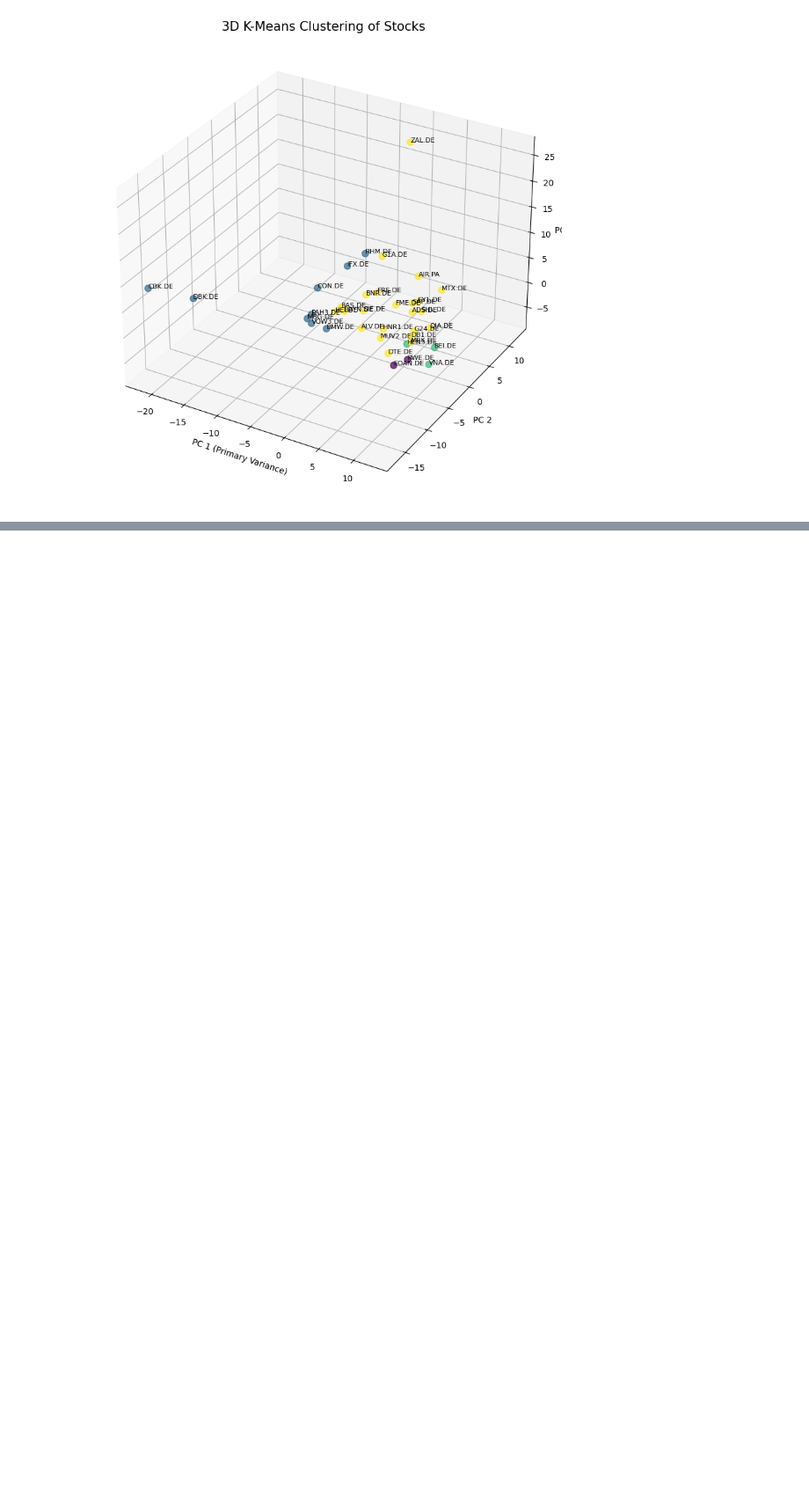
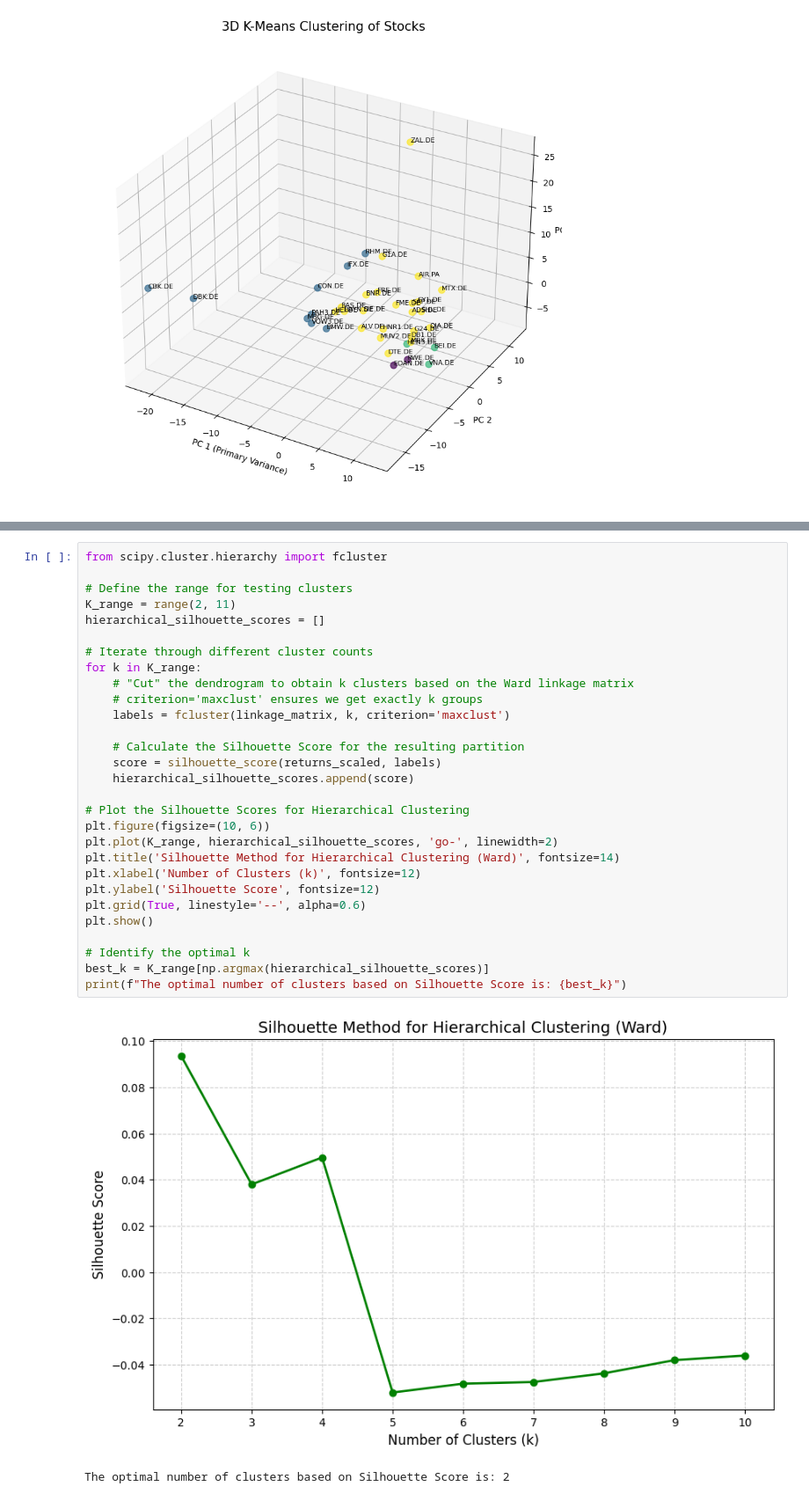
Before and after one commit to firrm/DAI, a Jupyter notebook: exercises_solution/04_unsupervised_learning_students version.ipynb, the cells around one changed output, grey strips where cells are left out. Shown at 88% size. Drawn from its saved outputs; the diff is of its cells as text; blank space fills up the shorter version.

```diff
--- a/exercises_solution/04_unsupervised_learning_students version.ipynb
+++ b/exercises_solution/04_unsupervised_learning_students version.ipynb
@@ -729,3 +729,35 @@ plt.show()
+# %%
+from scipy.cluster.hierarchy import fcluster
+
+# Define the range for testing clusters
+K_range = range(2, 11)
+hierarchical_silhouette_scores = []
+
+# Iterate through different cluster counts
+for k in K_range:
+    # "Cut" the dendrogram to obtain k clusters based on the Ward linkage matrix
+    # criterion='maxclust' ensures we get exactly k groups
+    labels = fcluster(linkage_matrix, k, criterion='maxclust')
+
+    # Calculate the Silhouette Score for the resulting partition
+    score = silhouette_score(returns_scaled, labels)
+    hierarchical_silhouette_scores.append(score)
+
+# Plot the Silhouette Scores for Hierarchical Clustering
+plt.figure(figsize=(10, 6))
+plt.plot(K_range, hierarchical_silhouette_scores, 'go-', linewidth=2)
+plt.title('Silhouette Method for Hierarchical Clustering (Ward)', fontsize=14)
+plt.xlabel('Number of Clusters (k)', fontsize=12)
+plt.ylabel('Silhouette Score', fontsize=12)
+plt.grid(True, linestyle='--', alpha=0.6)
+plt.show()
+
+# Identify the optimal k
+best_k = K_range[np.argmax(hierarchical_silhouette_scores)]
+print(f"The optimal number of clusters based on Silhouette Score is: {best_k}")
+# %% [output]
+[figure, added]
+The optimal number of clusters based on Silhouette Score is: 2
 # %% [markdown]
 ### References
 ***
```
Also changed, not shown: parts of 2 cells of this notebook.
